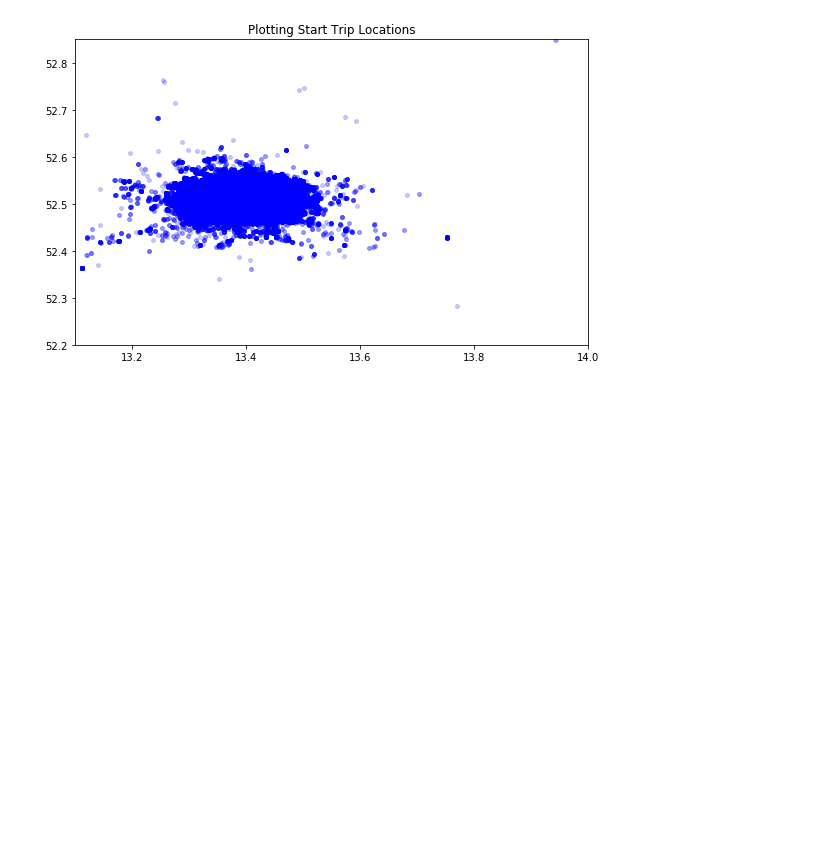
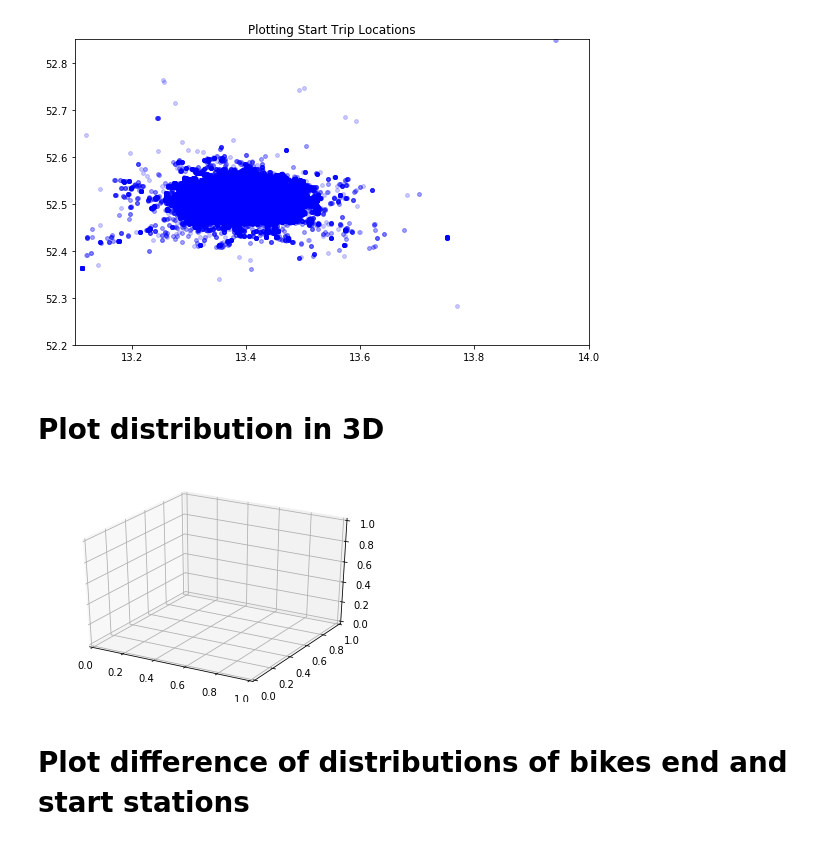
Before and after one commit to Liyubov/bike-sharing, a Jupyter notebook: bikes_mobility_analysis_trajectories/bikes_trajectories_analys.ipynb, the cells around one changed output. Saved outputs shown, nothing was run; the diff lists cells and outputs as text; code cells hidden in the pictures; blank space fills up the shorter version.

Commit message:
update with end and start trajectories

```diff
--- a/bikes_mobility_analysis_trajectories/bikes_trajectories_analys.ipynb
+++ b/bikes_mobility_analysis_trajectories/bikes_trajectories_analys.ipynb
@@ -640,6 +639,21 @@ plot_positions_points(df_traj, dflonstart, dflatstart, dflonstop, dflatstop)
 # %% [output]
 [figure]
 [figure]
+# %% [markdown]
+# Plot distribution in 3D
+# %%
+from mpl_toolkits import mplot3d
+#Once this submodule is imported, a three-dimensional axes can be created by passing the keyword projection='3d' to any of the normal axes creation routines:
+
+%matplotlib inline
+import numpy as np
+import matplotlib.pyplot as plt
+fig = plt.figure()
+ax = plt.axes(projection='3d')
+# %% [output]
+[figure, added]
+# %% [markdown]
+# Plot difference of distributions of bikes end and start stations
 # %%
 
 
```
Also changed, not shown: parts of 8 cells of this notebook.
